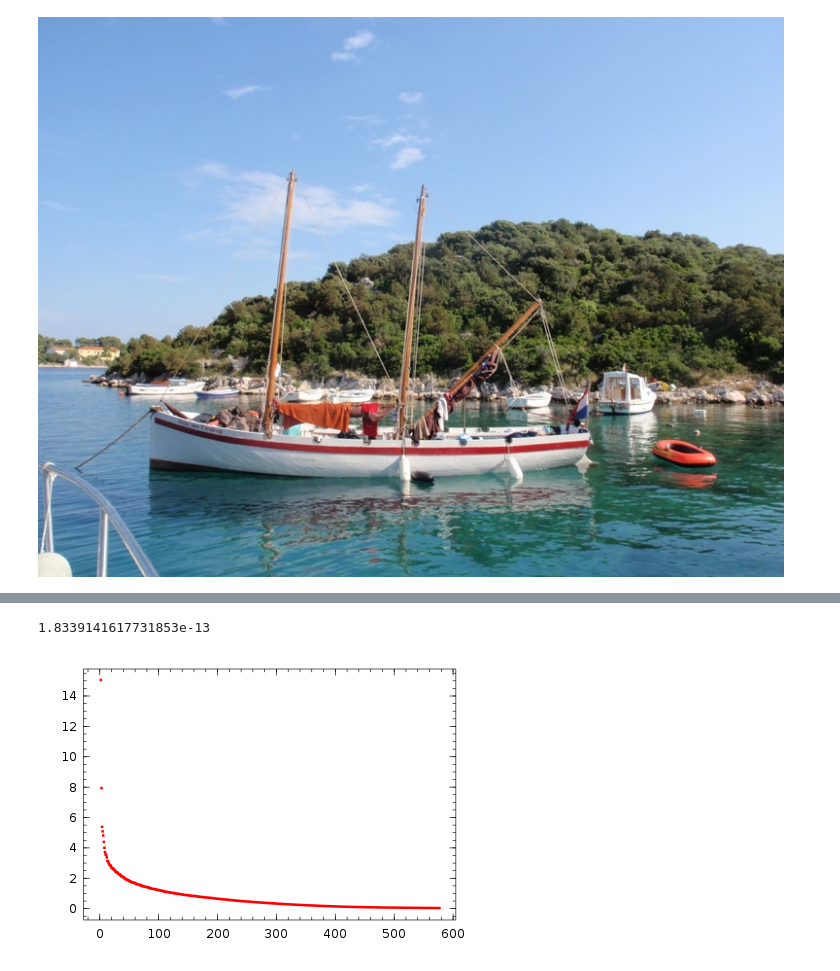
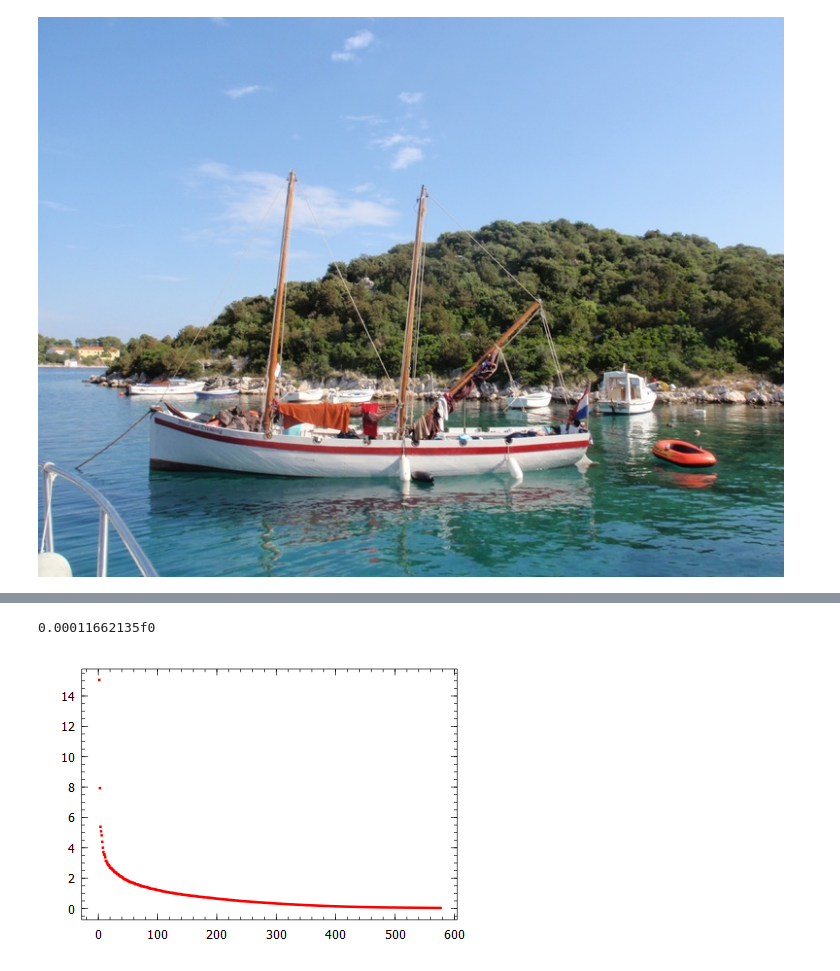
Before and after one commit to ivanslapnicar/Numericka_analiza, a Jupyter notebook: src/NA17_Kompresija_podataka.ipynb, the cells around one changed output, grey strips where cells are left out. Saved outputs shown, nothing was run; the diff lists cells and outputs as text; code cells hidden in the pictures.

```diff
--- a/src/NA17_Kompresija_podataka.ipynb
+++ b/src/NA17_Kompresija_podataka.ipynb
@@ -34,5 +30,5 @@ RGB{U8}(0.439,0.624,0.843)
 # %%
-# Razdvojimo sliku na R, G i B komponentu
-imgsep=separate(img)
-show(imgsep)
+# Razdvojimo sliku na R, G i B komponente
+#imgsep=permuteddimsview(channelview(img), (2, 3, 1));
+channels=float(channelview(img))
 # %% [output]
@@ -45,5 +52,5 @@ RGB Images.Image with:
 # %%
-R=data(imgsep[:,:,1])
-G=data(imgsep[:,:,2])
-B=data(imgsep[:,:,3])
+R=channels[1,:,:]
+G=channels[2,:,:]
+B=channels[3,:,:]
 # %% [output]
@@ -67,7 +78,7 @@ B=data(imgsep[:,:,3])
 # %%
 # Izračunajmo QR rastav s pivotiranjem matrice svakog kanala
 pivot=true
-qR,rR,pR=qr(float(R),Val{true})
-qG,rG,pG=qr(float(G),Val{true})
-qB,rB,pB=qr(float(B),Val{true})
+qR,rR,pR=qr(R,Val{true})
+qG,rG,pG=qr(G,Val{true})
+qB,rB,pB=qr(B,Val{true})
 # %% [output]
@@ -91,12 +86,12 @@ qB,rB,pB=qr(float(B),Val{true})
 # %%
 norm(qR*rR[:,invperm(pR)]-float(R))
 # %% [output]
-1.8339141617731853e-13
+0.00011662135f0
 # %%
 using Winston
 # %%
 # Nacrtajmo dijagonalne elemente
-plot(abs(diag(rR)),"r.")
+plot(abs.(diag(rR)),"r.")
 # %% [output]
-[figure, old version]
+[figure, new version]
 # %%
```
Also changed, not shown: parts of 17 cells of this notebook, 1 other file.
